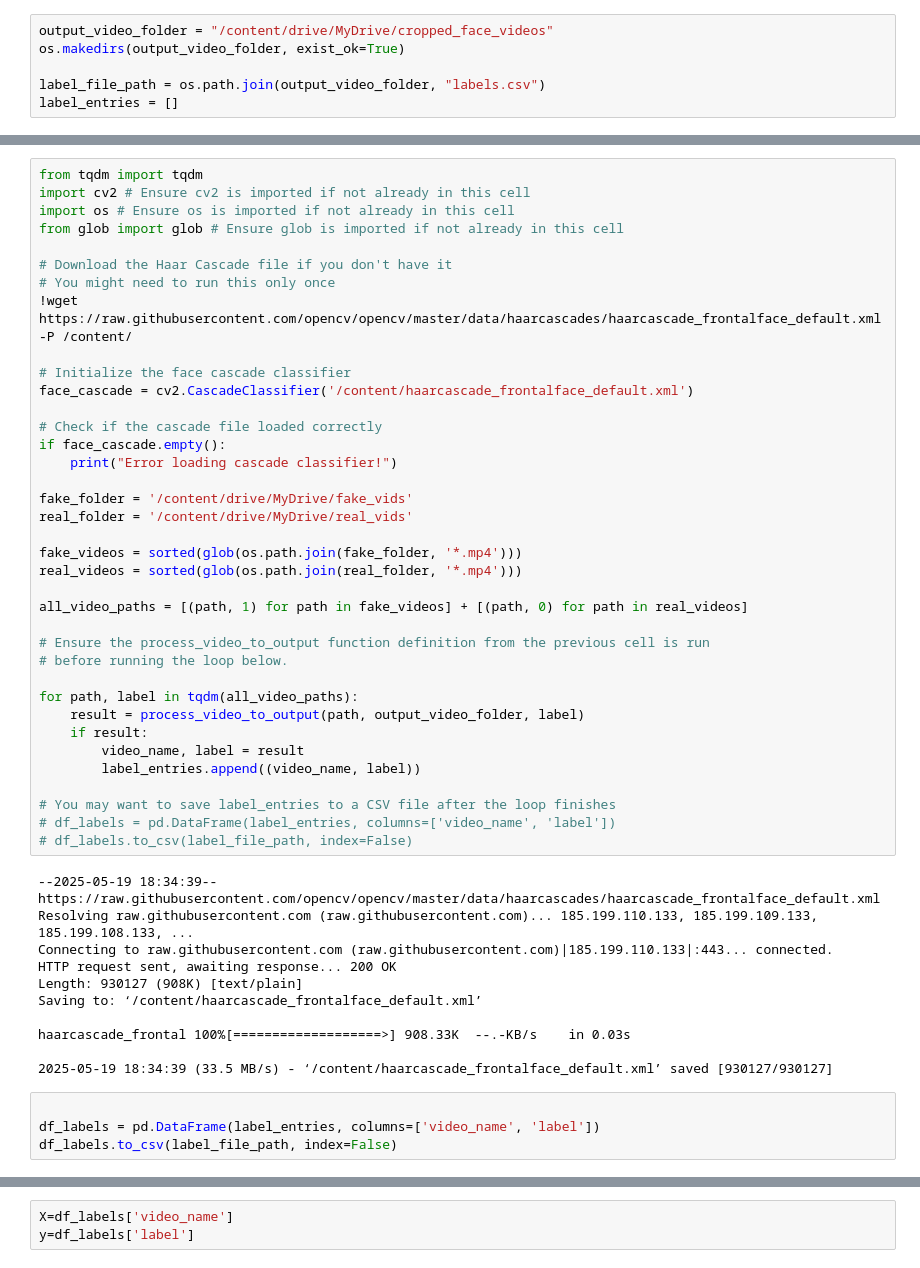
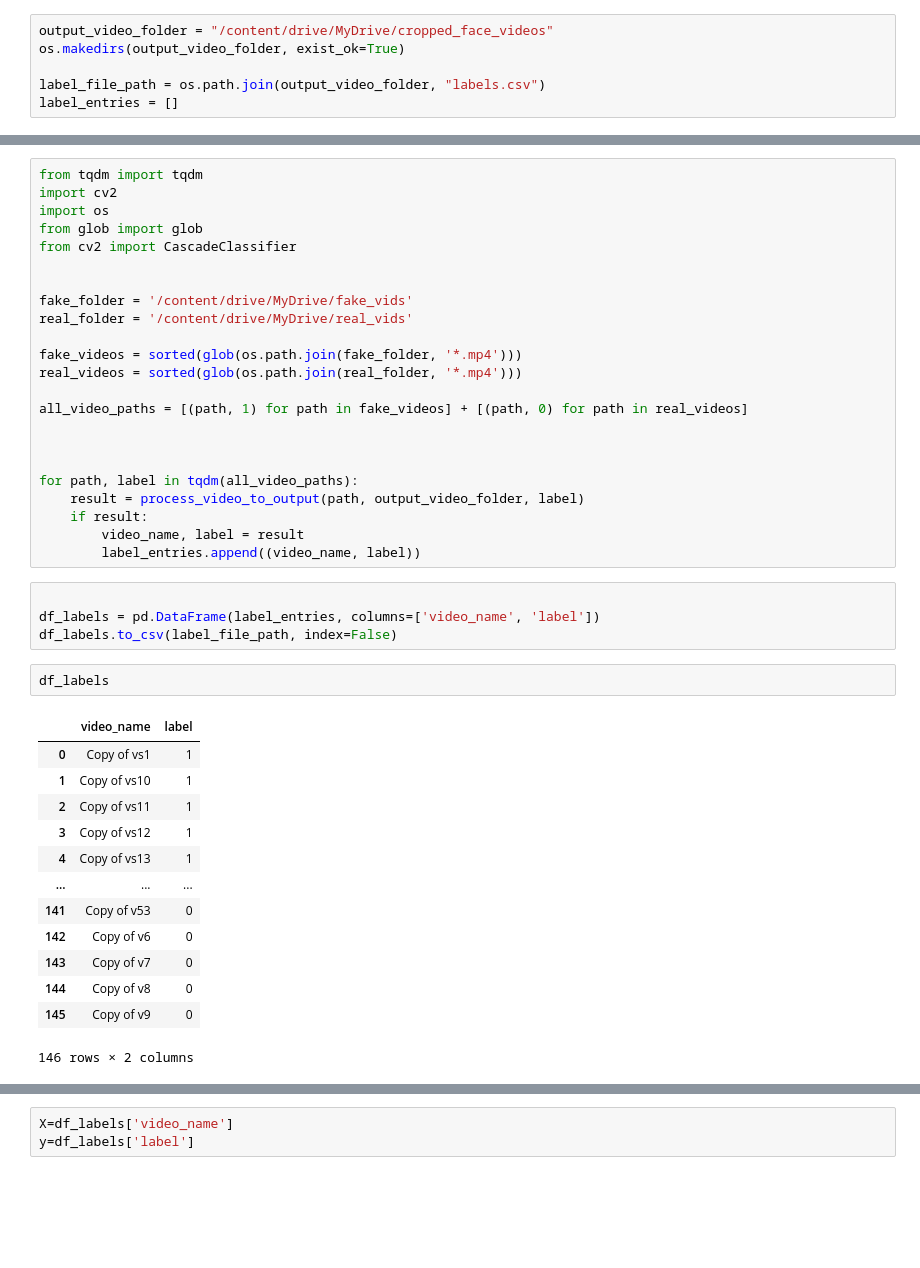
Before and after one commit to vedant-singh-007/DeepFake-Detection-Using-ResNext-50-LSTM, a Jupyter notebook: Model_Training.ipynb, the cells around one changed output, grey strips where cells are left out. Cells and saved outputs as stored; diff of their text form; blank space fills up the shorter version.

```diff
--- a/Model_Training.ipynb
+++ b/Model_Training.ipynb
@@ -114,20 +150,11 @@ def process_video_to_output(video_path, output_folder, label, max_frames=100, si
     return video_name, label
 # %%
 from tqdm import tqdm
-import cv2 # Ensure cv2 is imported if not already in this cell
-import os # Ensure os is imported if not already in this cell
-from glob import glob # Ensure glob is imported if not already in this cell
+import cv2
+import os
+from glob import glob
+from cv2 import CascadeClassifier
 
-# Download the Haar Cascade file if you don't have it
-# You might need to run this only once
-!wget https://raw.githubusercontent.com/opencv/opencv/master/data/haarcascades/haarcascade_frontalface_default.xml -P /content/
-
-# Initialize the face cascade classifier
-face_cascade = cv2.CascadeClassifier('/content/haarcascade_frontalface_default.xml')
-
-# Check if the cascade file loaded correctly
-if face_cascade.empty():
-    print("Error loading cascade classifier!")
 
 fake_folder = '/content/drive/MyDrive/fake_vids'
 real_folder = '/content/drive/MyDrive/real_vids'
@@ -137,30 +164,30 @@ real_videos = sorted(glob(os.path.join(real_folder, '*.mp4')))
 
 all_video_paths = [(path, 1) for path in fake_videos] + [(path, 0) for path in real_videos]
 
-# Ensure the process_video_to_output function definition from the previous cell is run
-# before running the loop below.
+
 
 for path, label in tqdm(all_video_paths):
     result = process_video_to_output(path, output_video_folder, label)
     if result:
         video_name, label = result
         label_entries.append((video_name, label))
-
-# You may want to save label_entries to a CSV file after the loop finishes
-# df_labels = pd.DataFrame(label_entries, columns=['video_name', 'label'])
-# df_labels.to_csv(label_file_path, index=False)
-# %% [output]
---2025-05-19 18:34:39--  https://raw.githubusercontent.com/opencv/opencv/master/data/haarcascades/haarcascade_frontalface_default.xml
-Resolving raw.githubusercontent.com (raw.githubusercontent.com)... 185.199.110.133, 185.199.109.133, 185.199.108.133, ...
-Connecting to raw.githubusercontent.com (raw.githubusercontent.com)|185.199.110.133|:443... connected.
-HTTP request sent, awaiting response... 200 OK
-Length: 930127 (908K) [text/plain]
-Saving to: ‘/content/haarcascade_frontalface_default.xml’
-
-haarcascade_frontal 100%[===================>] 908.33K  --.-KB/s    in 0.03s
-
-2025-05-19 18:34:39 (33.5 MB/s) - ‘/content/haarcascade_frontalface_default.xml’ saved [930127/930127]
 # %%
 
 df_labels = pd.DataFrame(label_entries, columns=['video_name', 'label'])
 df_labels.to_csv(label_file_path, index=False)
+# %%
+df_labels
+# %% [output]
+|  | video_name | label |
+| 0 | Copy of vs1 | 1 |
+| 1 | Copy of vs10 | 1 |
+| 2 | Copy of vs11 | 1 |
+| 3 | Copy of vs12 | 1 |
+| 4 | Copy of vs13 | 1 |
+| ... | ... | ... |
+| 141 | Copy of v53 | 0 |
+| 142 | Copy of v6 | 0 |
+| 143 | Copy of v7 | 0 |
+| 144 | Copy of v8 | 0 |
+| 145 | Copy of v9 | 0 |
+146 rows × 2 columns
```
Also changed, not shown: parts of 22 cells of this notebook.
